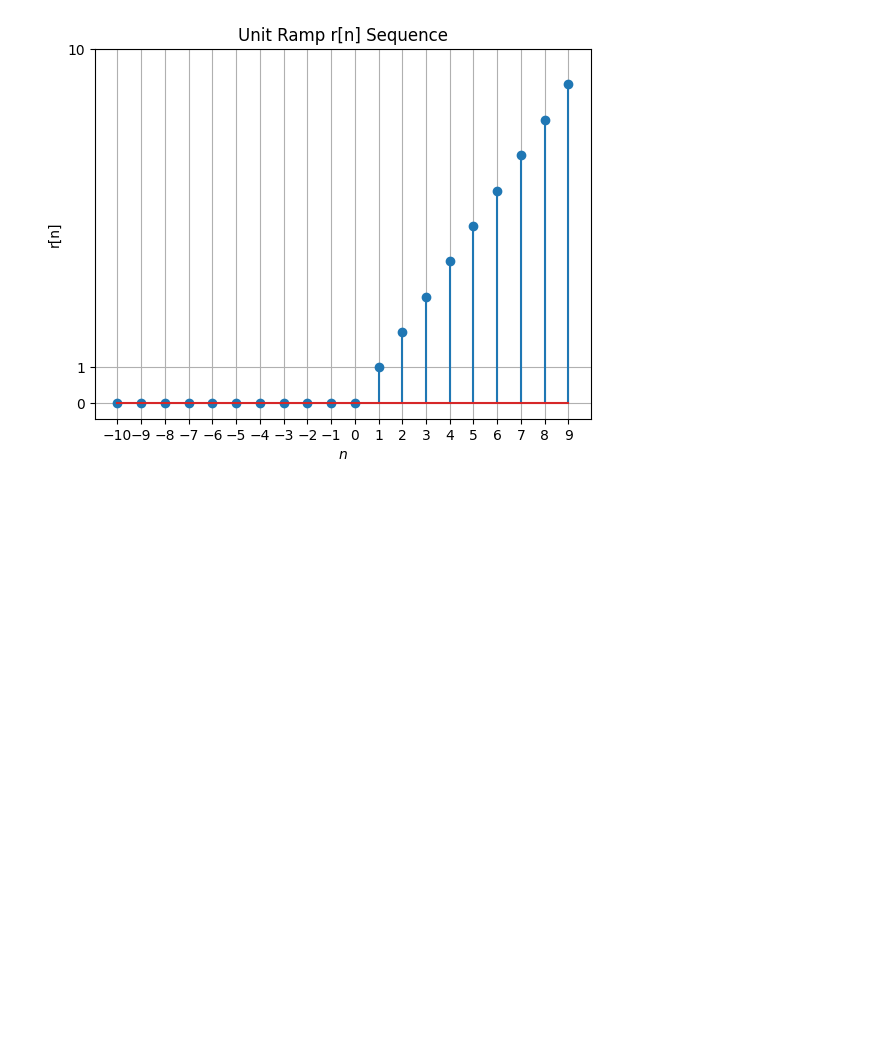
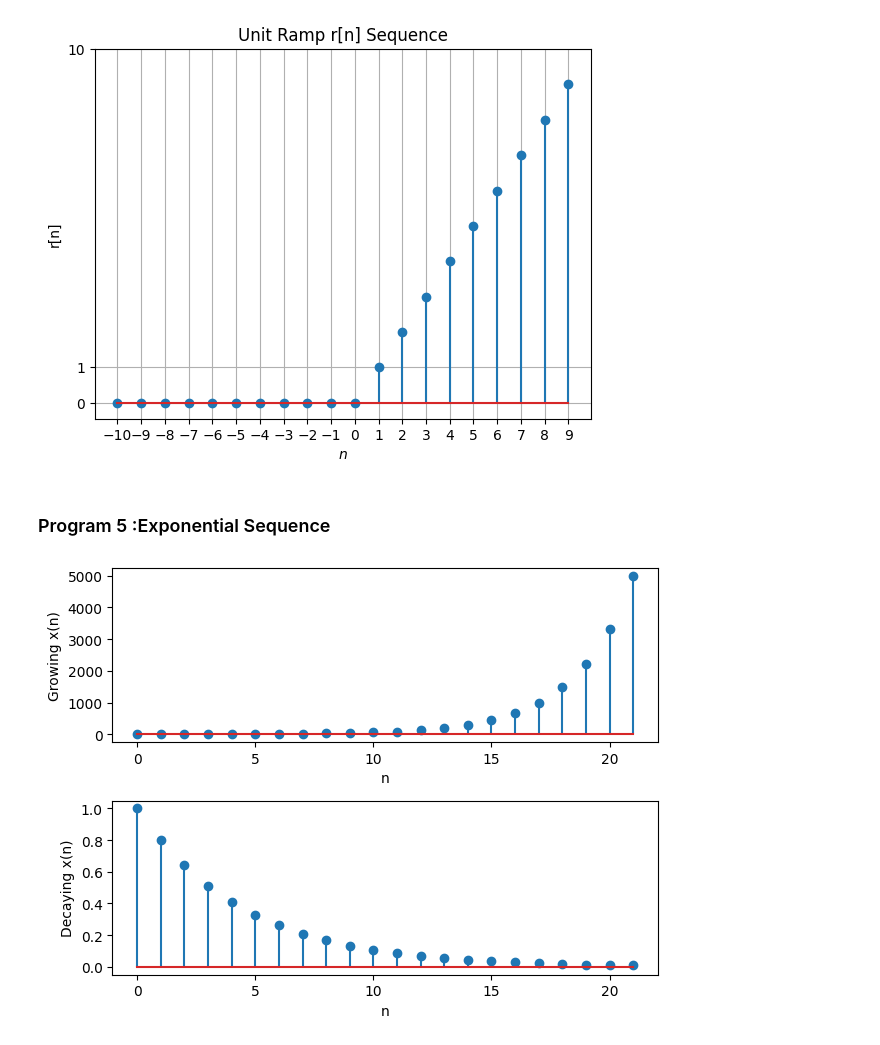
Before and after one commit to dratul/Signals-and-Systems-Theory-Lab-, a Jupyter notebook: lab_02/Lab_2_2_generate_n_visualize_discrete_time_signals.ipynb, the cells around one changed output. Cells and saved outputs as stored; diff of their text form; code cells hidden in the pictures; blank space fills up the shorter version.

```diff
--- a/lab_02/Lab_2_2_generate_n_visualize_discrete_time_signals.ipynb
+++ b/lab_02/Lab_2_2_generate_n_visualize_discrete_time_signals.ipynb
@@ -109,3 +109,29 @@ plt.title('Unit Ramp r[n] Sequence')
 plt.grid()
 # %% [output]
 [figure]
+# %% [markdown]
+### Program 5 :Exponential Sequence
+# %%
+import numpy as np
+import matplotlib.pyplot as plt
+
+N = 21
+n = np.arange(0, N+1)  # Total Points (N+1)
+
+xt_grow = 1.5**n  # Growing Sequence
+xt_decay = 0.8**n  # Decaying Sequence
+
+plt.subplot(2, 1, 1)
+plt.stem(n, xt_grow)
+plt.xlabel('n')
+plt.ylabel('Growing x(n)')
+
+plt.subplot(2, 1, 2)
+plt.stem(n, xt_decay)
+plt.xlabel('n')
+plt.ylabel('Decaying x(n)')
+
+plt.tight_layout()  # Adjust layout for better spacing
+plt.show()
+# %% [output]
+[figure, added]
```
Also changed, not shown: 4 other files.
